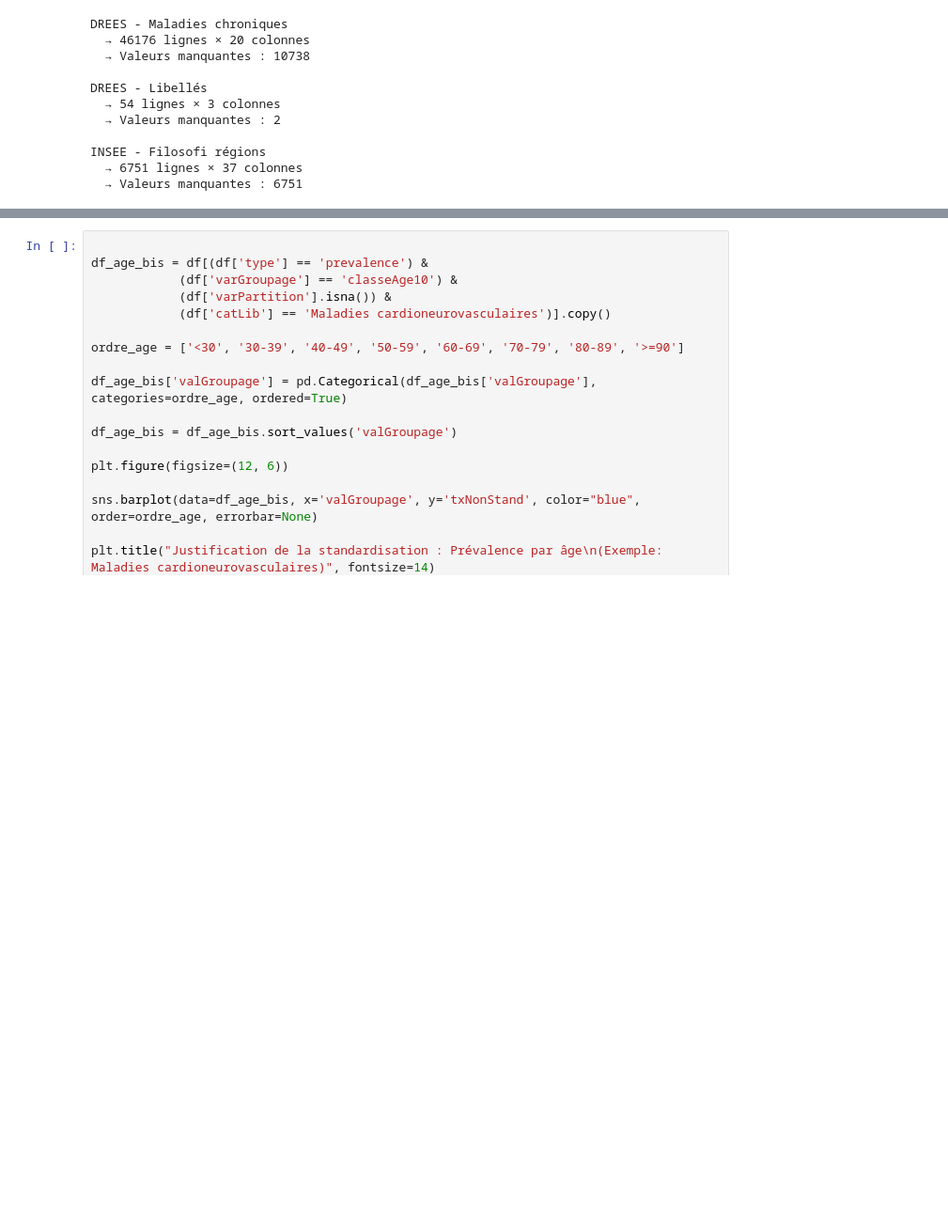
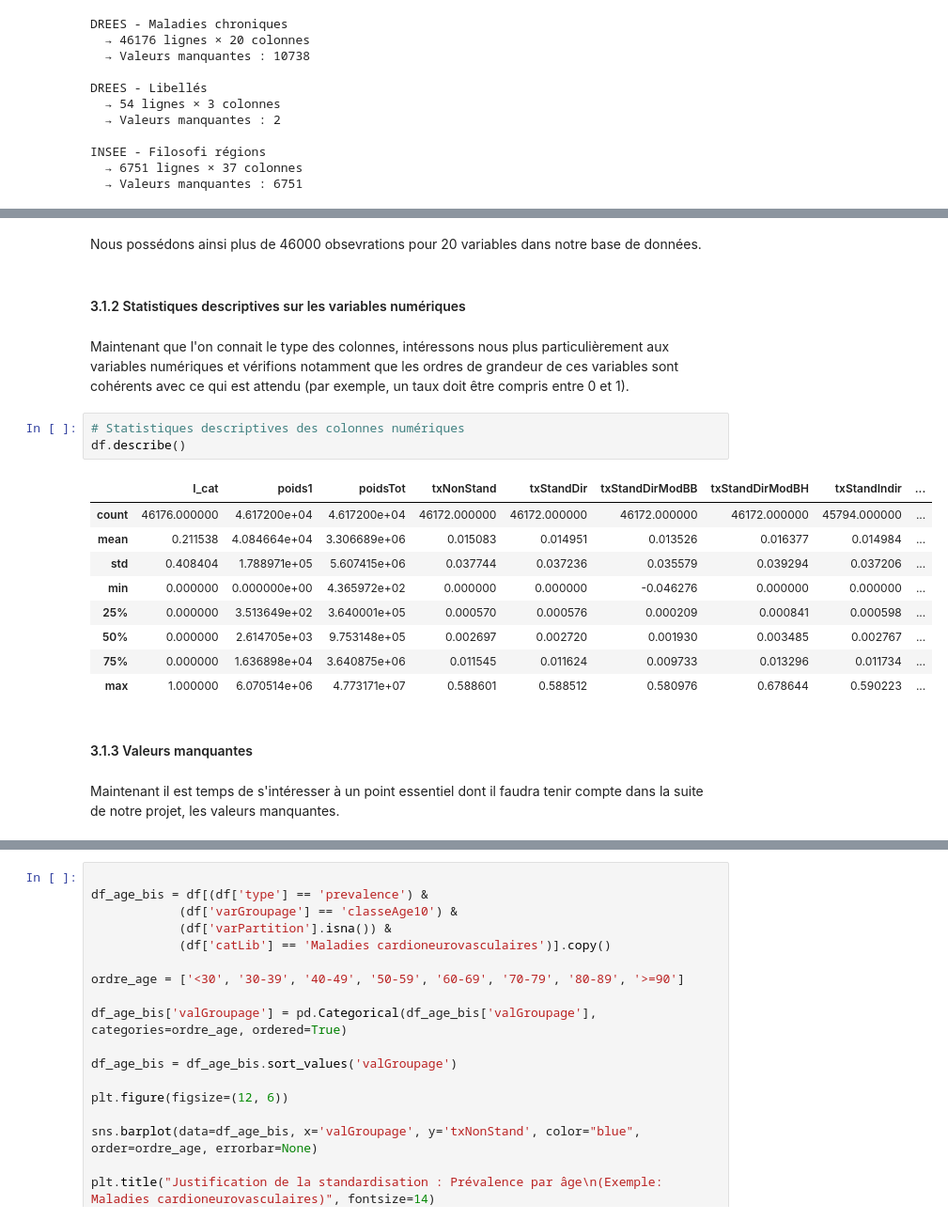
Before and after one commit to clemence-pinsard/projet_python_pour_datascience, a Jupyter notebook: projet.ipynb, the cells around one changed output, grey strips where cells are left out. Shown at 94% size. Saved outputs shown, nothing was run; the diff lists cells and outputs as text; blank space fills up the shorter version.

```diff
--- a/projet.ipynb
+++ b/projet.ipynb
@@ -206,0 +280,23 @@ INSEE - Filosofi régions
+# %% [markdown]
+Nous possédons ainsi plus de 46000 obsevrations pour 20 variables dans notre base de données.
+# %% [markdown]
+#### 3.1.2 Statistiques descriptives sur les variables numériques
+# %% [markdown]
+Maintenant que l'on connait le type des colonnes, intéressons nous plus particulièrement aux variables numériques et vérifions notamment que les ordres de grandeur de ces variables sont cohérents avec ce qui est attendu (par exemple, un taux doit être compris entre 0 et 1).
+# %%
+# Statistiques descriptives des colonnes numériques
+df.describe()
+# %% [output]
+|  | I_cat | poids1 | poidsTot | txNonStand | txStandDir | txStandDirModBB | txStandDirModBH | txStandIndir | ... |
+| count | 46176.000000 | 4.617200e+04 | 4.617200e+04 | 46172.000000 | 46172.000000 | 46172.000000 | 46172.000000 | 45794.000000 | ... |
+| mean | 0.211538 | 4.084664e+04 | 3.306689e+06 | 0.015083 | 0.014951 | 0.013526 | 0.016377 | 0.014984 | ... |
+| std | 0.408404 | 1.788971e+05 | 5.607415e+06 | 0.037744 | 0.037236 | 0.035579 | 0.039294 | 0.037206 | ... |
+| min | 0.000000 | 0.000000e+00 | 4.365972e+02 | 0.000000 | 0.000000 | -0.046276 | 0.000000 | 0.000000 | ... |
+| 25% | 0.000000 | 3.513649e+02 | 3.640001e+05 | 0.000570 | 0.000576 | 0.000209 | 0.000841 | 0.000598 | ... |
+| 50% | 0.000000 | 2.614705e+03 | 9.753148e+05 | 0.002697 | 0.002720 | 0.001930 | 0.003485 | 0.002767 | ... |
+| 75% | 0.000000 | 1.636898e+04 | 3.640875e+06 | 0.011545 | 0.011624 | 0.009733 | 0.013296 | 0.011734 | ... |
+| max | 1.000000 | 6.070514e+06 | 4.773171e+07 | 0.588601 | 0.588512 | 0.580976 | 0.678644 | 0.590223 | ... |
+# %% [markdown]
+#### 3.1.3 Valeurs manquantes
+# %% [markdown]
+Maintenant il est temps de s'intéresser à un point essentiel dont il faudra tenir compte dans la suite de notre projet, les valeurs manquantes.
```
Also changed, not shown: parts of 52 cells of this notebook.
